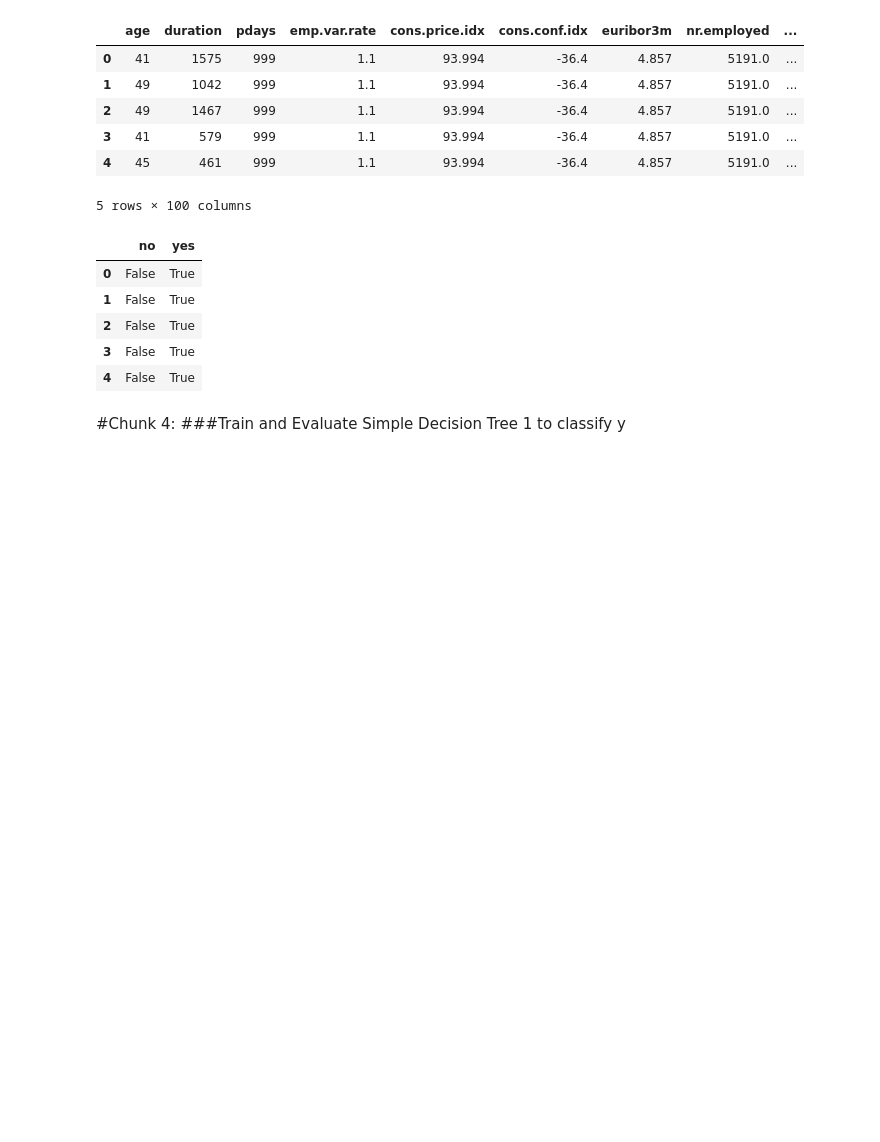
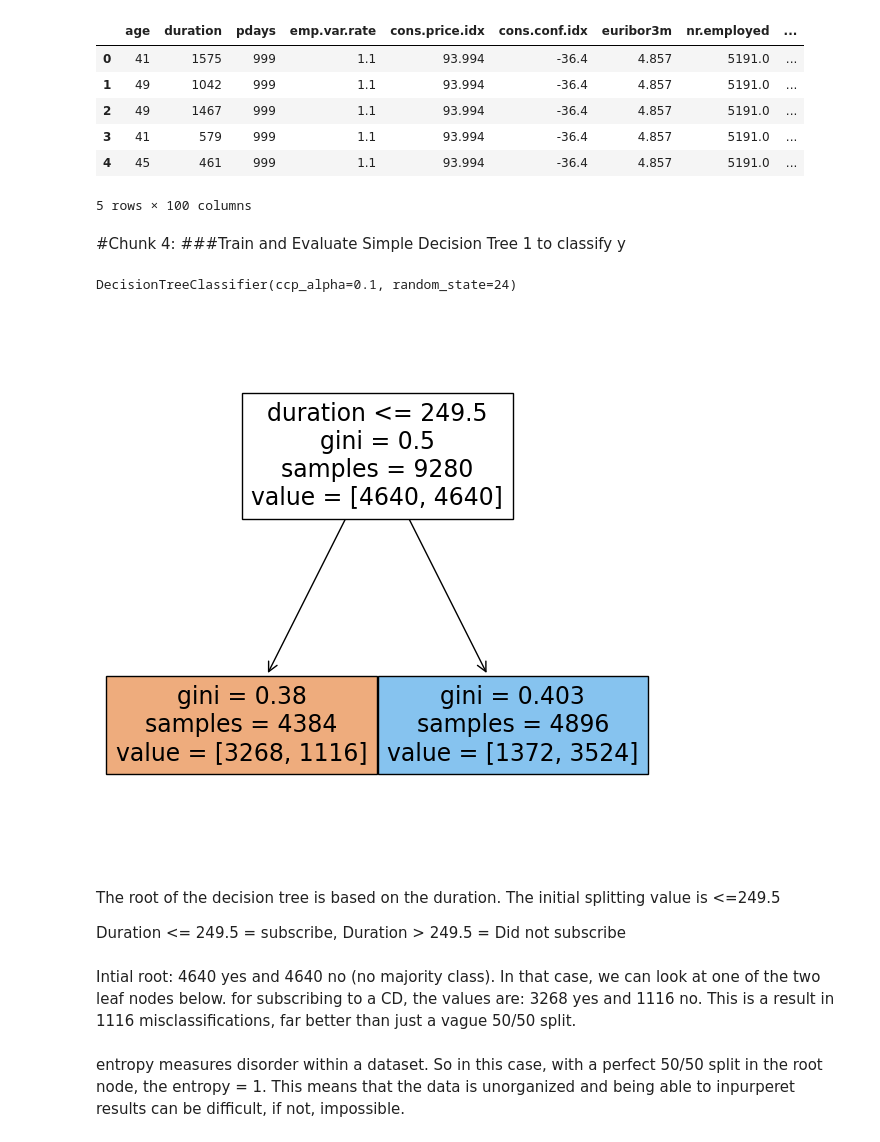
Before and after one commit to BossDevinator/IS_4482, a Jupyter notebook: A3_Moore_Devan.ipynb, the cells around one changed output. Saved outputs shown, nothing was run; the diff lists cells and outputs as text; code cells hidden in the pictures; blank space fills up the shorter version.

```diff
--- a/A3_Moore_Devan.ipynb
+++ b/A3_Moore_Devan.ipynb
@@ -225,17 +224,6 @@ df_encoded_X.head()
 | 3 | 41 | 579 | 999 | 1.1 | 93.994 | -36.4 | 4.857 | 5191.0 | ... |
 | 4 | 45 | 461 | 999 | 1.1 | 93.994 | -36.4 | 4.857 | 5191.0 | ... |
 5 rows × 100 columns
-# %%
-y_target_encoded = pd.get_dummies(y_target)
-
-y_target_encoded.head()
-# %% [output]
-|  | no | yes |
-| 0 | False | True |
-| 1 | False | True |
-| 2 | False | True |
-| 3 | False | True |
-| 4 | False | True |
 # %% [markdown]
 #Chunk 4:
 ###Train and Evaluate Simple Decision Tree 1 to classify y
@@ -241,0 +232,23 @@ y_target_encoded.head()
+# %%
+tree_model_1 = tree.DecisionTreeClassifier(random_state=random_state,ccp_alpha=.10)
+tree_model_1
+# %% [output]
+DecisionTreeClassifier(ccp_alpha=0.1, random_state=24)
+# %%
+tree_model_1 = tree_model_1.fit(df_encoded_X,y_target)
+# %%
+fig = plt.figure(figsize=(7,7))
+_ = tree.plot_tree(tree_model_1,
+                   feature_names=df_encoded_X.columns.to_list(),
+                   filled=True)
+# %% [output]
+[figure, added]
+# %% [markdown]
+The root of the decision tree is based on the duration. The initial splitting value is <=249.5
+
+Duration <= 249.5 = subscribe, Duration > 249.5 = Did not subscribe
+# %% [markdown]
+Intial root: 4640 yes and 4640 no (no majority class).
+In that case, we can look at one of the two leaf nodes below. for subscribing to a CD, the values are: 3268 yes and 1116 no. This is a result in 1116 misclassifications, far better than just a vague 50/50 split.
+# %% [markdown]
+entropy measures disorder within a dataset. So in this case, with a perfect 50/50 split in the root node, the entropy = 1. This means that the data is unorganized and being able to inpurperet results can be difficult, if not, impossible.
```
Also changed, not shown: parts of 18 cells of this notebook.
